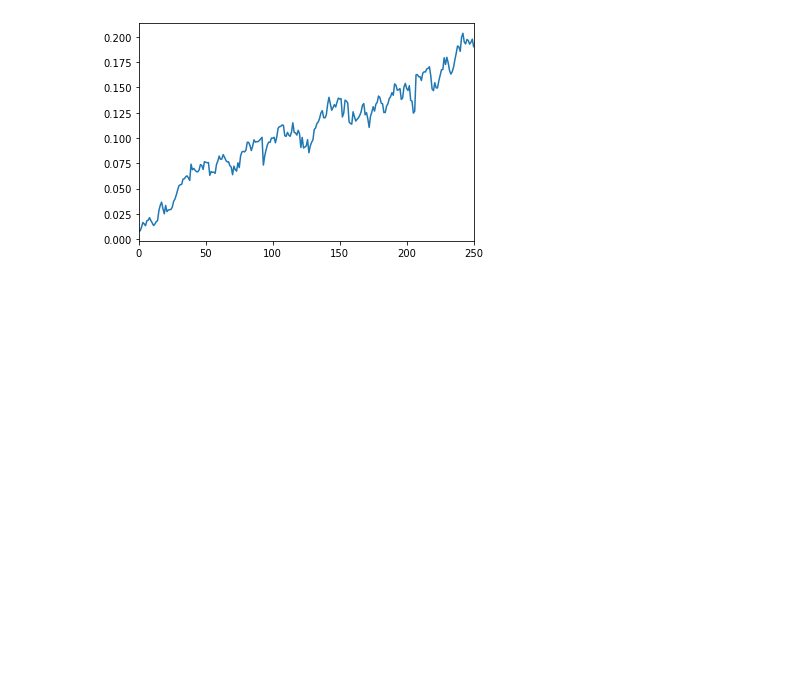
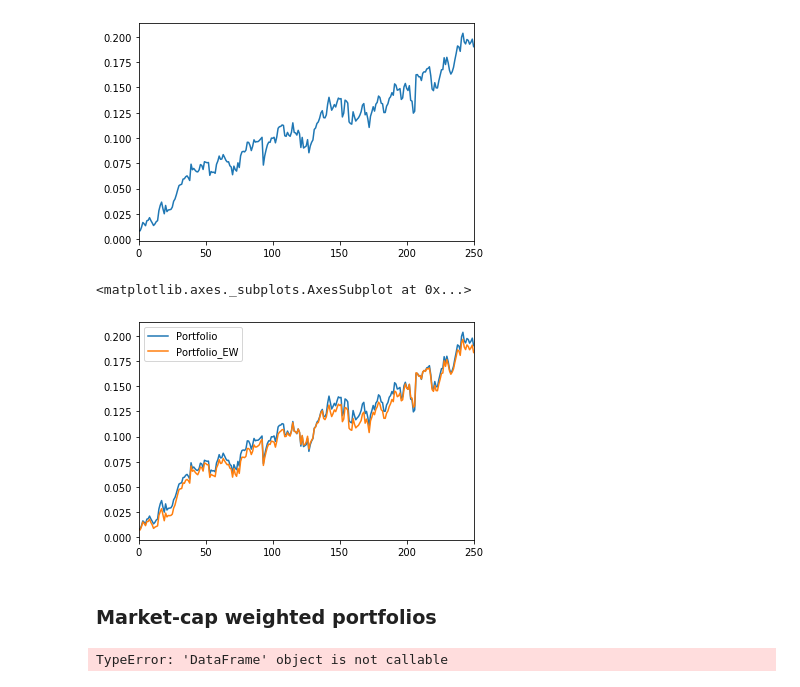
Before and after one commit to Lmuluya/Portifolio_risk_Management_using_python, a Jupyter notebook: 1.1 Financial Returns.ipynb, the cells around one changed output. Drawn from its saved outputs; the diff is of its cells as text; code cells hidden in the pictures; blank space fills up the shorter version.

```diff
--- a/1.1 Financial Returns.ipynb
+++ b/1.1 Financial Returns.ipynb
@@ -140,6 +140,7 @@ P-value:  0.0
 ## Portfolio composition and backtesting
 # %%
 StockReturns = pd.read_excel("Big9Returns2017.xlsx") # Importing the stock Returns
+StockReturns = StockReturns.iloc[:,1:10]
 print(StockReturns.head())
 # %% [output]
        AAPL      MSFT       XOM       JNJ       JPM      AMZN        GE  \
@@ -171,3 +183,33 @@ CumulativeReturns.plot()
 plt.show()
 # %% [output]
 [figure]
+# %%
+# How many stocks are in your portfolio?
+numstocks = 9
+
+# Create an array of equal weights across all assets
+portfolio_weights_ew = np.repeat(1/numstocks, numstocks)
+
+# Calculate the equally-weighted portfolio returns
+StockReturns['Portfolio_EW'] = StockReturns.iloc[:, 0:numstocks].mul(portfolio_weights_ew, axis=1).sum(axis=1)
+# %%
+# Ploting the Cummulative Returns
+CumulativeReturns = ((1+StockReturns).cumprod()-1)
+CumulativeReturns[["Portfolio","Portfolio_EW"]].plot()
+# %% [output]
+<matplotlib.axes._subplots.AxesSubplot at 0x...>
+[figure, added]
+# %% [markdown]
+### Market-cap weighted portfolios
+# %%
+# Create an array of market capitalizations (in billions)
+market_capitalizations = np.array([601.51, 469.25, 349.5, 310.48, 299.77, 356.94, 268.88, 331.57, 246.09])
+
+# Calculate the market cap weights
+mcap_weights = market_capitalizations / sum(market_capitalizations)
+
+# Calculate the market cap weighted portfolio returns
+StockReturns['Portfolio_MCap'] = StockReturns.iloc[:, 0:9].mul(mcap_weights, axis=1).sum(axis=1)
+CumulativeReturns(['Portfolio', 'Portfolio_EW', 'Portfolio_MCap']).plot()
+# %% [output]
+TypeError: 'DataFrame' object is not callable
```
Also changed, not shown: parts of 2 cells of this notebook.
